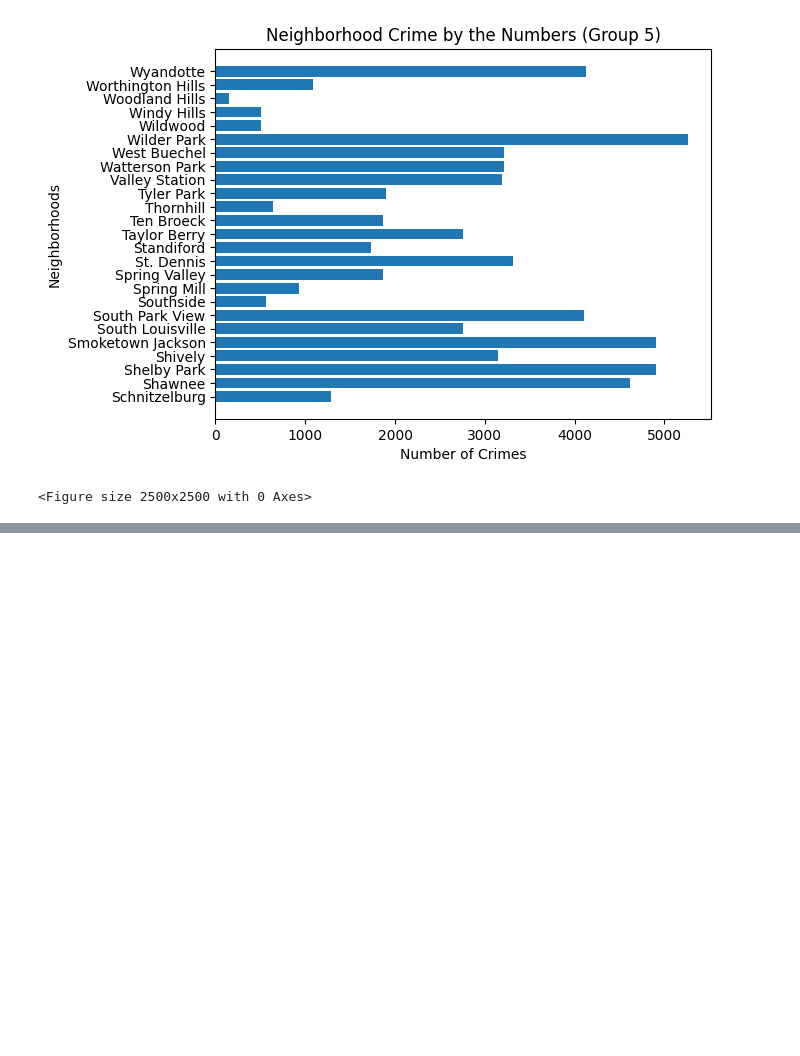
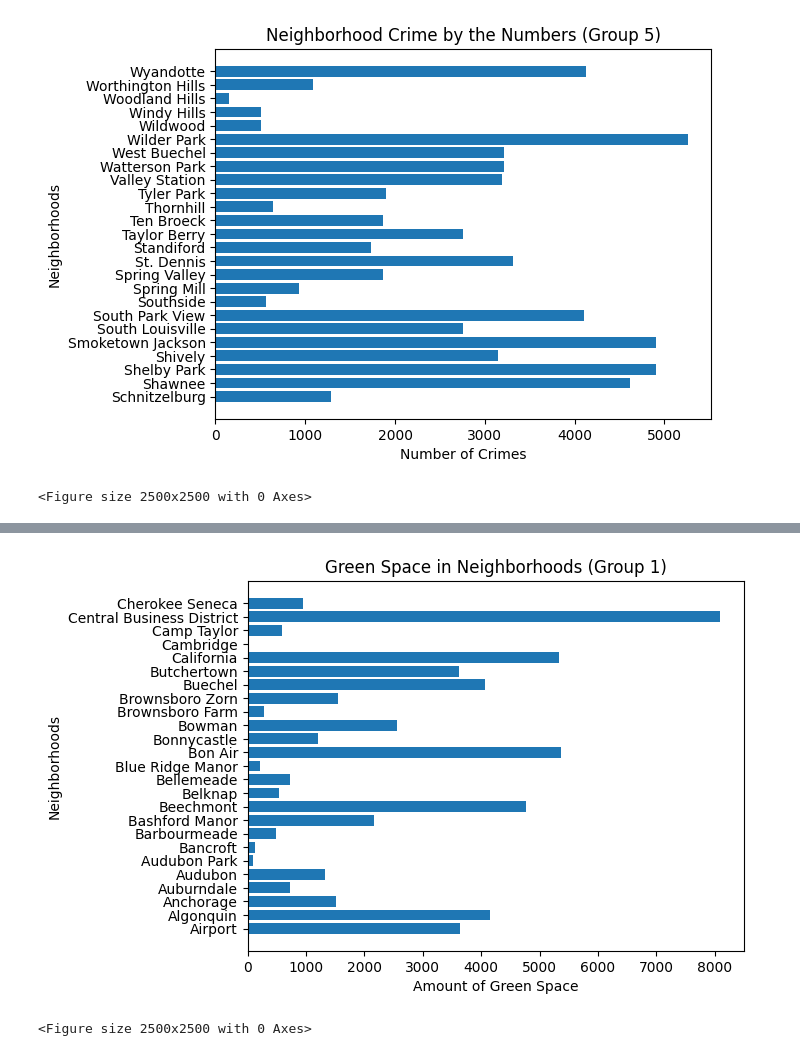
Before and after one commit to ltc870/codelouisville2023finalproject, a Jupyter notebook: finalproject.ipynb, the cells around one changed output, grey strips where cells are left out. Saved outputs shown, nothing was run; the diff lists cells and outputs as text; code cells hidden in the pictures; blank space fills up the shorter version.

Commit message:
provided bar graphs for green space data

```diff
--- a/finalproject.ipynb
+++ b/finalproject.ipynb
@@ -301,3 +269,6 @@ plt.show()
 # %% [output]
 [figure]
 <Figure size 2500x2500 with 0 Axes>
+# %%
+base_df["Total_Green_Space"] = base_df.apply(lambda row: row['Total_New_Green_Roofs'] + row['Total_Grass_Planted__Hectares_'] + row['Total_Trees_Planted'], axis=1)
+base_df
@@ -303,0 +289,6 @@ plt.show()
+# %%
+neighborhoods_group1 = base_df.iloc[:25]
+neighborhoods_group2 = base_df.iloc[25:50]
+neighborhoods_group3 = base_df.iloc[50:75]
+neighborhoods_group4 = base_df.iloc[75:100]
+neighborhoods_group5 = base_df.iloc[100:]
@@ -303,0 +313,12 @@ plt.show()
+# %%
+total_green_space1 = neighborhoods_group1["Total_Green_Space"]
+neighborhood_se1 = neighborhoods_group1["Neighborhood"]
+plt.barh(neighborhood_se1, total_green_space1)
+plt.title("Green Space in Neighborhoods (Group 1)")
+plt.xlabel("Amount of Green Space")
+plt.ylabel("Neighborhoods")
+plt.figure(figsize=(25, 25))
+plt.show()
+# %% [output]
+[figure, added]
+<Figure size 2500x2500 with 0 Axes>
```
Also changed, not shown: parts of 7 cells of this notebook.
